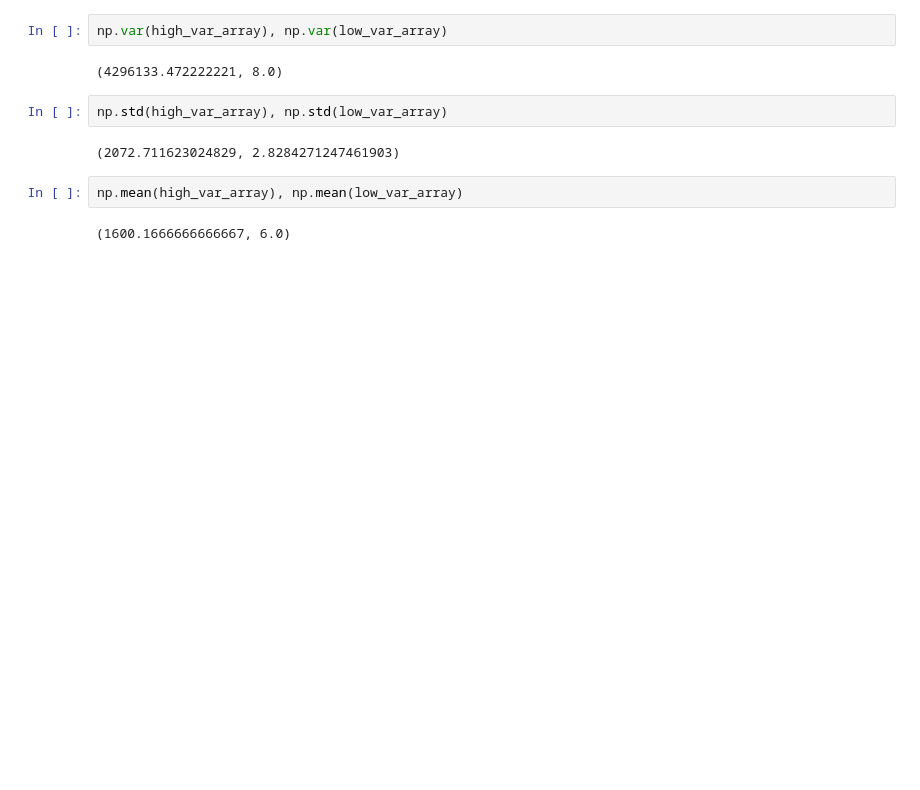
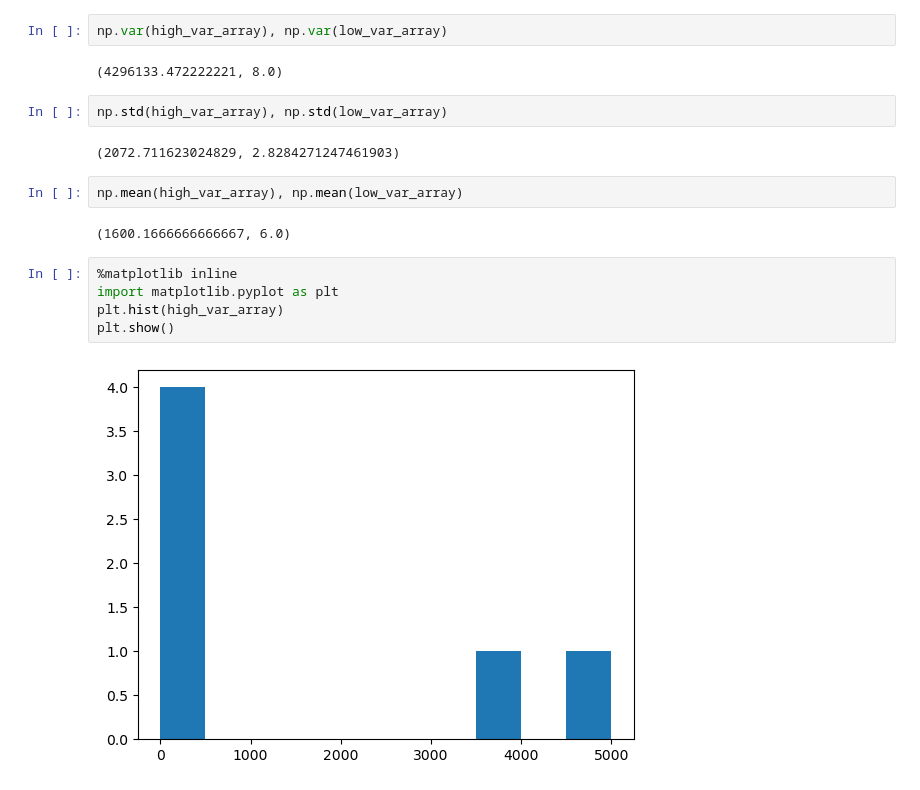
Before and after one commit to DilunVass/ML_Tutotial, a Jupyter notebook: introducation _to_numpy.ipynb, the cells around one changed output. Cells and saved outputs as stored; diff of their text form; blank space fills up the shorter version.

```diff
--- a/introducation _to_numpy.ipynb
+++ b/introducation _to_numpy.ipynb
@@ -423,3 +423,10 @@ np.std(high_var_array), np.std(low_var_array)
 np.mean(high_var_array), np.mean(low_var_array)
 # %% [output]
 (1600.1666666666667, 6.0)
+# %%
+%matplotlib inline
+import matplotlib.pyplot as plt
+plt.hist(high_var_array)
+plt.show()
+# %% [output]
+[figure, added]
```
Also changed, not shown: parts of 13 cells of this notebook.
